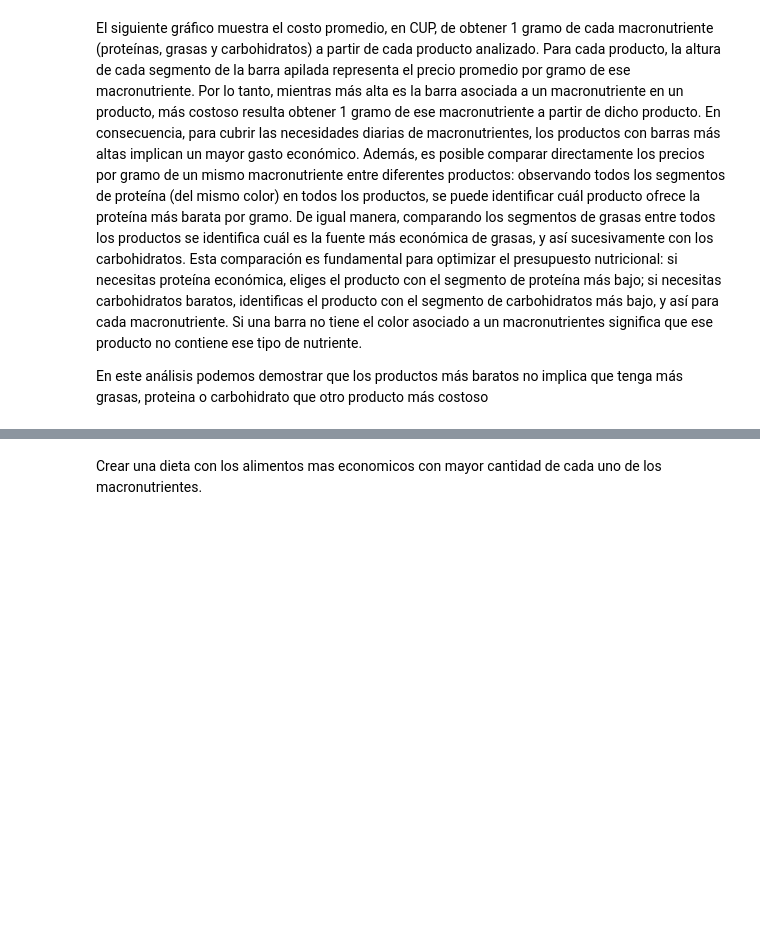
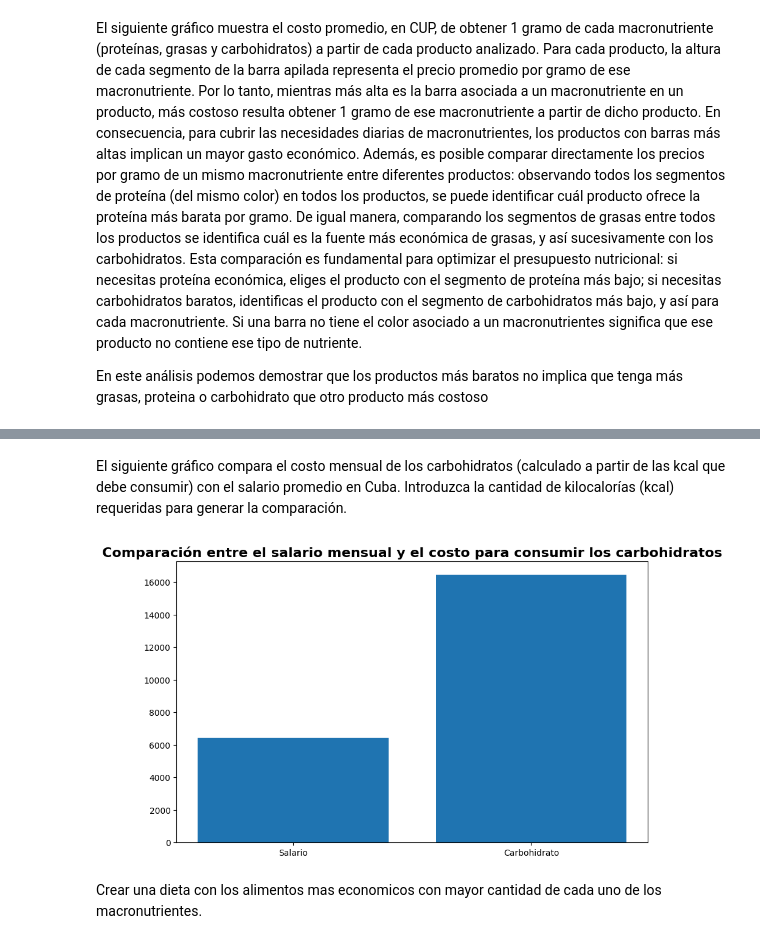
Before and after one commit to datascienceelias-png/proyecto_pipymes, a Jupyter notebook: analisis.ipynb, the cells around one changed output, grey strips where cells are left out. Drawn from its saved outputs; the diff is of its cells as text; code cells hidden in the pictures; blank space fills up the shorter version.

```diff
--- a/analisis.ipynb
+++ b/analisis.ipynb
@@ -164,3 +167,14 @@ Variación del precio: 420 CUP. Representa el 75.68% respecto al 2024
+# %% [markdown]
+El siguiente gráfico compara el costo mensual de los carbohidratos (calculado a partir de las kcal que debe consumir) con el salario promedio en Cuba. Introduzca la cantidad de kilocalorías (kcal) requeridas para generar la comparación.
+# %%
+data = fn.calcular_macronutrientes(2600)
+d = data["carbohidratos"]
+cup = 1.14
+costo_mensual = round(d*cup*30)
+
+gr.comparación(costo_mensual)
+# %% [output]
+[figure, added]
 # %% [markdown]
 Crear una dieta con los alimentos mas economicos con mayor cantidad de cada uno de los macronutrientes.
 # %%
```
Also changed, not shown: parts of 12 cells of this notebook, 3 other files.
